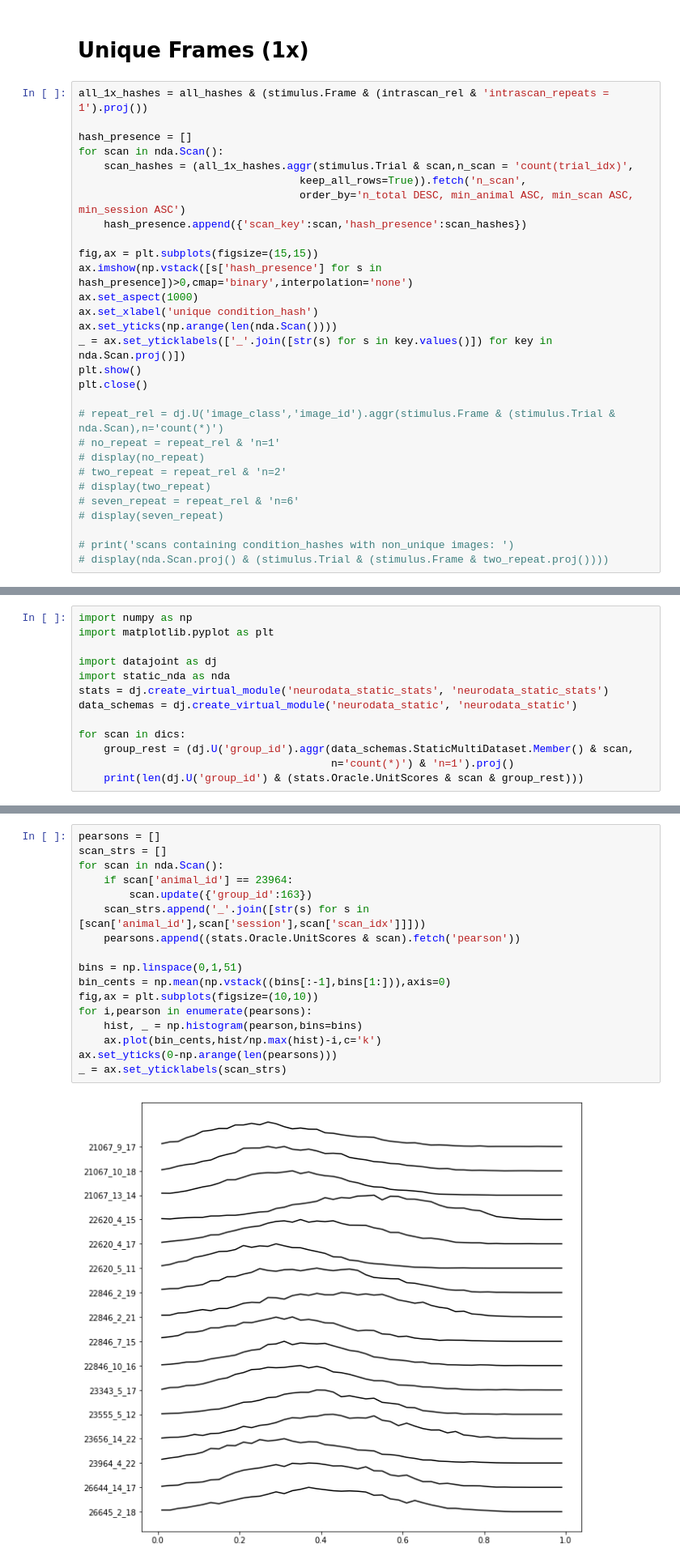
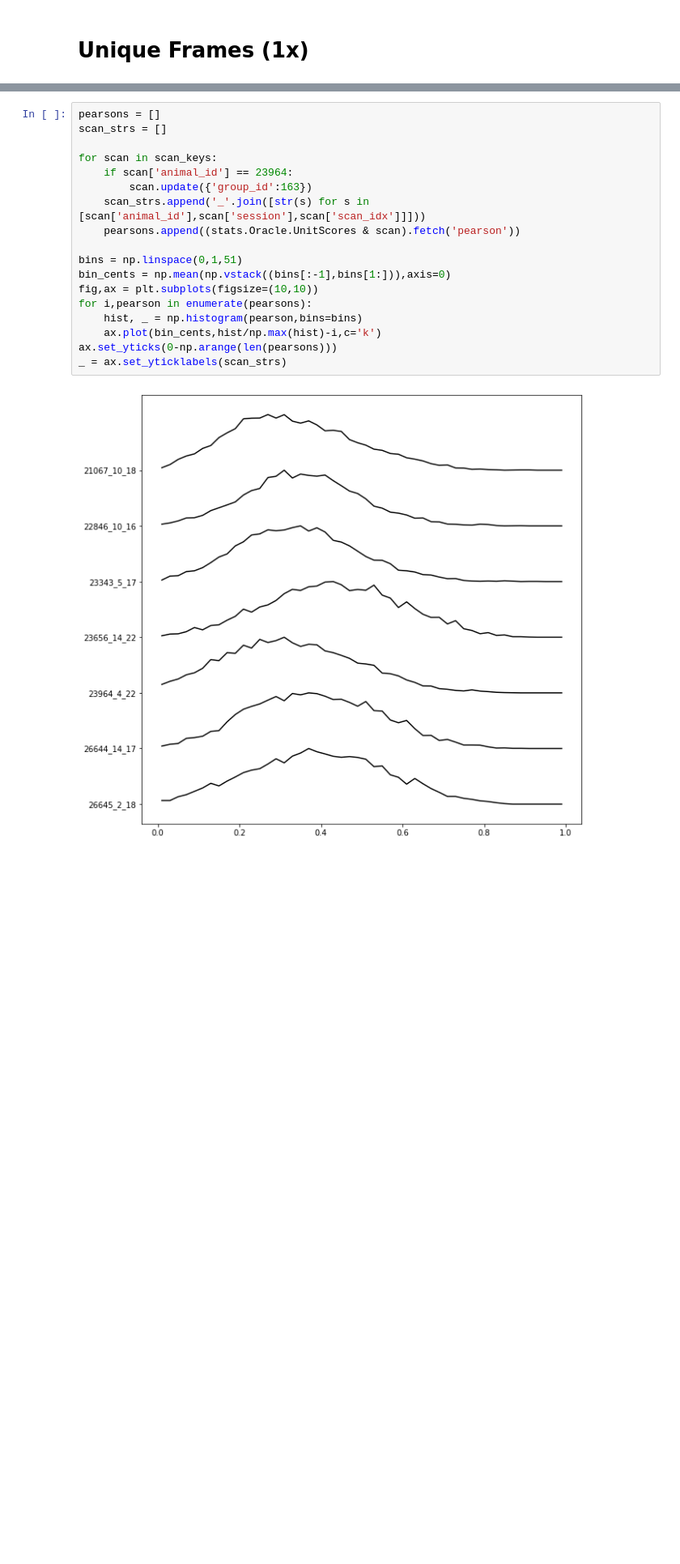
Before and after one commit to cajal/static_v1_data_release, a Jupyter notebook: [Methods]stimulus_configuration.ipynb, the cells around one changed output, grey strips where cells are left out. Shown at 81% size. Drawn from its saved outputs; the diff is of its cells as text; blank space fills up the shorter version.

```diff
--- a/[Methods]stimulus_configuration.ipynb
+++ b/[Methods]stimulus_configuration.ipynb
@@ -121,31 +109,2 @@ print('not all pre_blank periods are unique')
 # %% [markdown]
 # Unique Frames (1x)
-# %%
-all_1x_hashes = all_hashes & (stimulus.Frame & (intrascan_rel & 'intrascan_repeats = 1').proj())
-
-hash_presence = []
-for scan in nda.Scan():
-    scan_hashes = (all_1x_hashes.aggr(stimulus.Trial & scan,n_scan = 'count(trial_idx)',
-                                   keep_all_rows=True)).fetch('n_scan',
-                                   order_by='n_total DESC, min_animal ASC, min_scan ASC, min_session ASC')
-    hash_presence.append({'scan_key':scan,'hash_presence':scan_hashes})
-
-fig,ax = plt.subplots(figsize=(15,15))
-ax.imshow(np.vstack([s['hash_presence'] for s in hash_presence])>0,cmap='binary',interpolation='none')
-ax.set_aspect(1000)
-ax.set_xlabel('unique condition_hash')
-ax.set_yticks(np.arange(len(nda.Scan())))
-_ = ax.set_yticklabels(['_'.join([str(s) for s in key.values()]) for key in nda.Scan.proj()])
-plt.show()
-plt.close()
-
-# repeat_rel = dj.U('image_class','image_id').aggr(stimulus.Frame & (stimulus.Trial & nda.Scan),n='count(*)')
-# no_repeat = repeat_rel & 'n=1'
-# display(no_repeat)
-# two_repeat = repeat_rel & 'n=2'
-# display(two_repeat)
-# seven_repeat = repeat_rel & 'n=6'
-# display(seven_repeat)
-
-# print('scans containing condition_hashes with non_unique images: ')
-# display(nda.Scan.proj() & (stimulus.Trial & (stimulus.Frame & two_repeat.proj())))
@@ -248,13 +110,0 @@ dics = np.load('/mnt/scratch07/zhiwei/static_scan_release_keys_filtered.npy', al
-# %%
-import numpy as np
-import matplotlib.pyplot as plt
-
-import datajoint as dj
-import static_nda as nda
-stats = dj.create_virtual_module('neurodata_static_stats', 'neurodata_static_stats')
-data_schemas = dj.create_virtual_module('neurodata_static', 'neurodata_static')
-
-for scan in dics:
-    group_rest = (dj.U('group_id').aggr(data_schemas.StaticMultiDataset.Member() & scan,
-                                        n='count(*)') & 'n=1').proj()
-    print(len(dj.U('group_id') & (stats.Oracle.UnitScores & scan & group_rest)))
@@ -337,19 +159,20 @@ Total: 0
 # %%
 pearsons = []
 scan_strs = []
-for scan in nda.Scan():
+
+for scan in scan_keys:
     if scan['animal_id'] == 23964:
         scan.update({'group_id':163})
     scan_strs.append('_'.join([str(s) for s in [scan['animal_id'],scan['session'],scan['scan_idx']]]))
     pearsons.append((stats.Oracle.UnitScores & scan).fetch('pearson'))
 
 bins = np.linspace(0,1,51)
 bin_cents = np.mean(np.vstack((bins[:-1],bins[1:])),axis=0)
 fig,ax = plt.subplots(figsize=(10,10))
 for i,pearson in enumerate(pearsons):
     hist, _ = np.histogram(pearson,bins=bins)
     ax.plot(bin_cents,hist/np.max(hist)-i,c='k')
 ax.set_yticks(0-np.arange(len(pearsons)))
 _ = ax.set_yticklabels(scan_strs)
 # %% [output]
-[figure, old version]
+[figure, new version]
```
Also changed, not shown: parts of 43 cells of this notebook, 14 other files.
